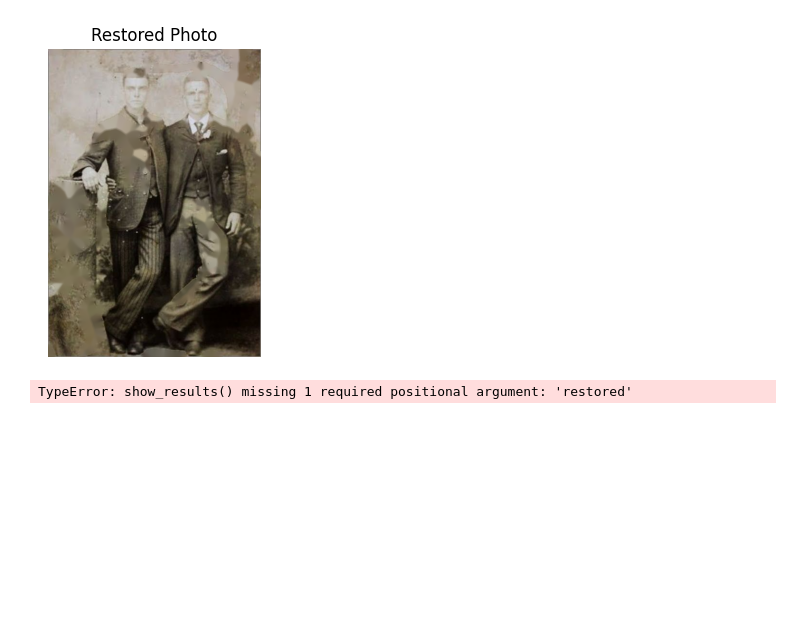
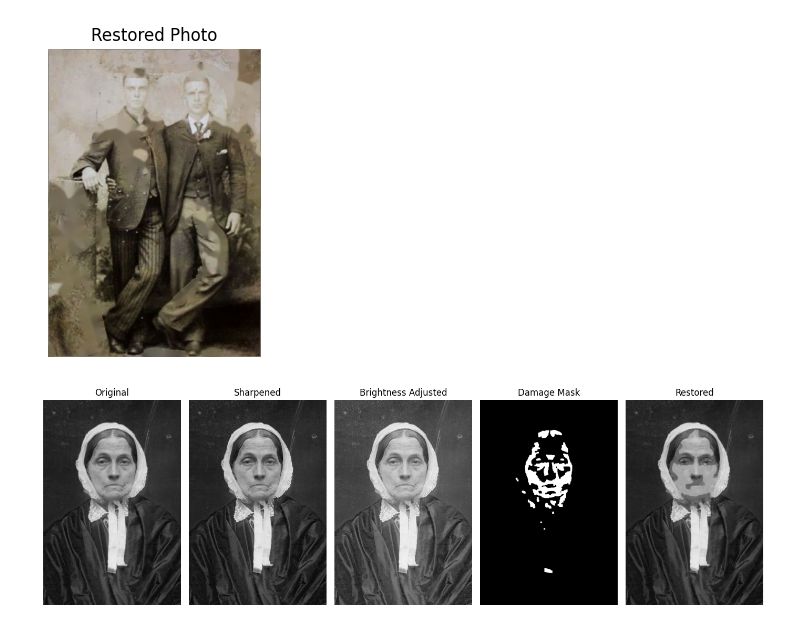
Before and after one commit to Image-Processing-Photo-Restoration/Photo-Restoration, a Jupyter notebook: photo-restore.ipynb, the cells around one changed output. Drawn from its saved outputs; the diff is of its cells as text; code cells hidden in the pictures; blank space fills up the shorter version.

Commit message:
fix to show data

```diff
--- a/photo-restore.ipynb
+++ b/photo-restore.ipynb
@@ -130,46 +130,56 @@ def masking(photo):
     restored = cv2.inpaint(photo, damage_mask, 5, cv2.INPAINT_TELEA)
 
     return damage_mask, restored
 
+def show_results(original, sharp, brightened, damage_mask, restored):
+    """This function displays five images in one figure using matplotlib."""
+    plt.figure(figsize=(14, 8))
 
+    plt.subplot(1, 5, 1)
+    plt.imshow(cv2.cvtColor(original, cv2.COLOR_BGR2RGB))
+    plt.title("Original")
+    plt.axis('off')
 
-# showing results
-def show_results(original, sharp, brightened, opened_mask,damage_mask, restored):
-    """Display images in matplotlib."""
-    plt.figure(figsize=(14, 10))
+    plt.subplot(1, 5, 2)
+    plt.imshow(cv2.cvtColor(sharp, cv2.COLOR_BGR2RGB))
+    plt.title("Sharpened")
+    plt.axis('off')
 
-    images = [original, sharp, brightened, opened_mask,damage_mask, restored]
-    titles = ["Original", "Sharpened", "Brightness Adjusted", "Mask (Opened)", "Damage Mask", "Restored"]
-    cmaps  = [None, None, None, "gray", "gray", None]
+    plt.subplot(1, 5, 3)
+    plt.imshow(cv2.cvtColor(brightened, cv2.COLOR_BGR2RGB))
+    plt.title("Brightness Adjusted")
+    plt.axis('off')
 
-    for i, (img, title, cmap) in enumerate(zip(images, titles, cmaps), 1):
-        plt.subplot(2, 2, i)
-        if cmap:
-            plt.imshow(img, cmap=cmap)
-        else:
-            plt.imshow(cv2.cvtColor(img, cv2.COLOR_BGR2RGB))
-        plt.title(title)
-        plt.axis('off')
+    plt.subplot(1, 5, 4)
+    plt.imshow(damage_mask, cmap='gray')
+    plt.title("Damage Mask")
+    plt.axis('off')
+
+    plt.subplot(1, 5, 5)
+    plt.imshow(cv2.cvtColor(restored, cv2.COLOR_BGR2RGB))
+    plt.title("Restored")
+    plt.axis('off')
 
     plt.tight_layout()
     plt.show()
+
 
 def show_image(title, img_bgr):
     img_rgb = cv2.cvtColor(img_bgr, cv2.COLOR_BGR2RGB)
     plt.figure(figsize=(6, 4))
     plt.title(title)
     plt.imshow(img_rgb)
     plt.axis('off')
     plt.show()
 
 
 # main processing pipeline
 photo = cv2.imread('sample-photos/old_photo_01.jpg')
 
 sharp = sharpen_image(photo)
 brightened = adjust_brightness(sharp)
 damage_mask, restored = masking(photo)
 
 show_results(photo, sharp, brightened, damage_mask, restored)
 # %% [output]
-TypeError: show_results() missing 1 required positional argument: 'restored'
+[figure, added]
```
